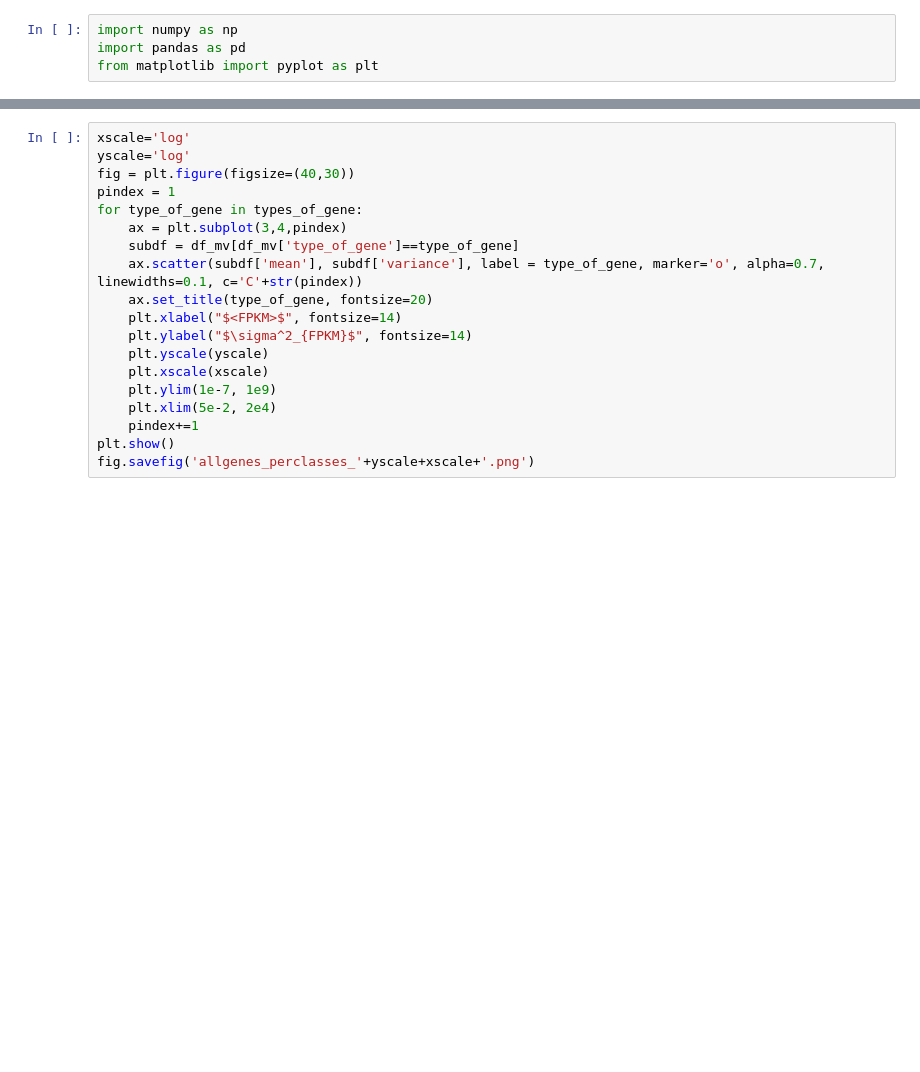
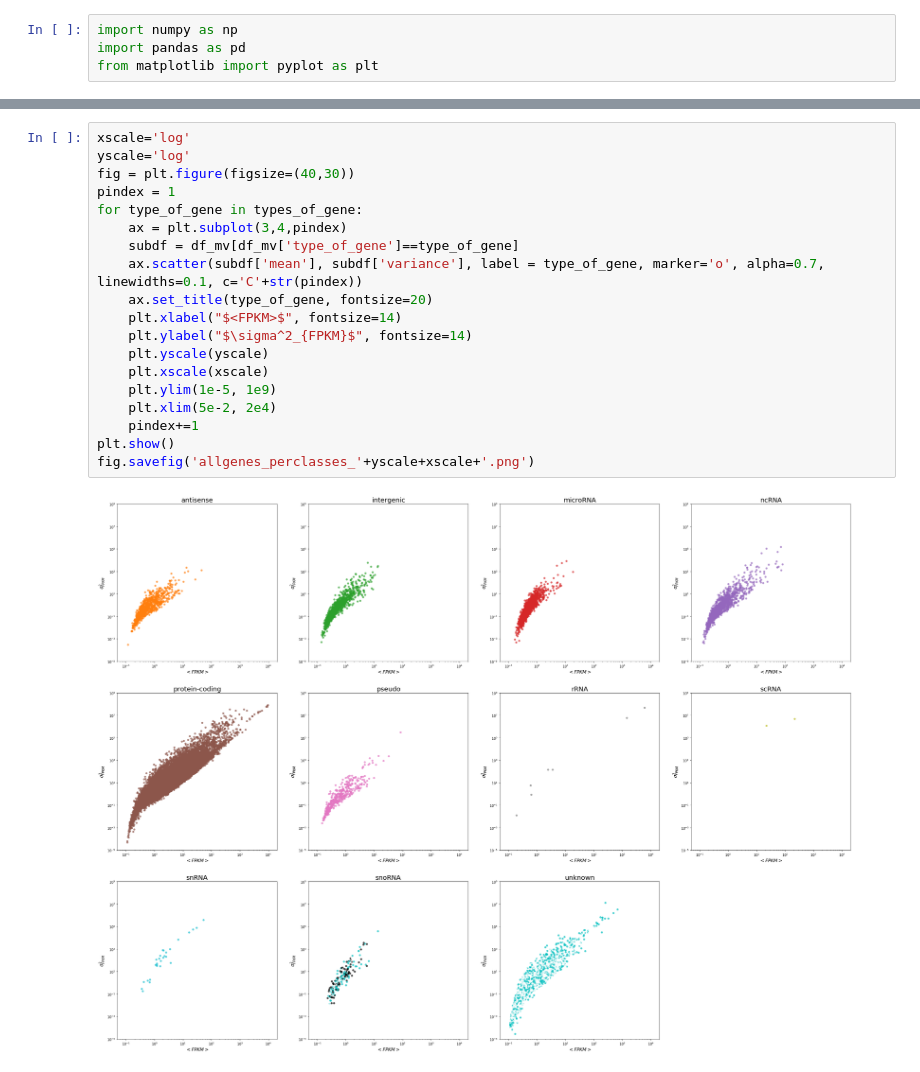
Before and after one commit to fvalle1/master_thesis, a Jupyter notebook: Table_ByGeneType.ipynb, the cells around one changed output, grey strips where cells are left out. Saved outputs shown, nothing was run; the diff lists cells and outputs as text; blank space fills up the shorter version.

```diff
--- a/Table_ByGeneType.ipynb
+++ b/Table_ByGeneType.ipynb
@@ -36,19 +47,21 @@ fig.savefig('allgenes_classes_known_'+yscale+xscale+'.png')
 # %%
 xscale='log'
 yscale='log'
 fig = plt.figure(figsize=(40,30))
 pindex = 1
 for type_of_gene in types_of_gene:
     ax = plt.subplot(3,4,pindex)
     subdf = df_mv[df_mv['type_of_gene']==type_of_gene]
     ax.scatter(subdf['mean'], subdf['variance'], label = type_of_gene, marker='o', alpha=0.7, linewidths=0.1, c='C'+str(pindex))
     ax.set_title(type_of_gene, fontsize=20)
     plt.xlabel("$<FPKM>$", fontsize=14)
     plt.ylabel("$\sigma^2_{FPKM}$", fontsize=14)
     plt.yscale(yscale)
     plt.xscale(xscale)
-    plt.ylim(1e-7, 1e9)
+    plt.ylim(1e-5, 1e9)
     plt.xlim(5e-2, 2e4)
     pindex+=1
 plt.show()
 fig.savefig('allgenes_perclasses_'+yscale+xscale+'.png')
+# %% [output]
+[figure, added]
```
Also changed, not shown: parts of 5 cells of this notebook, 6 other files.
